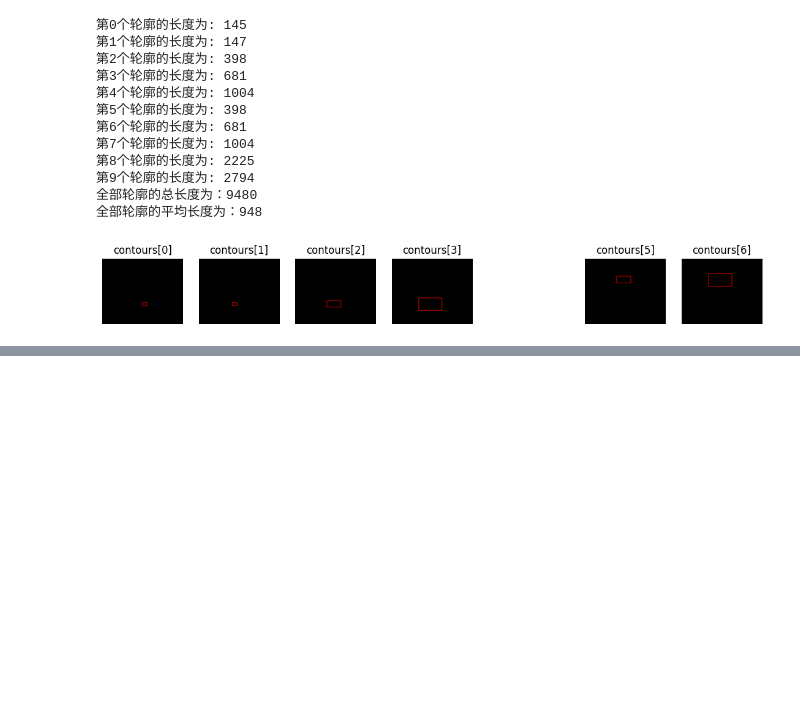
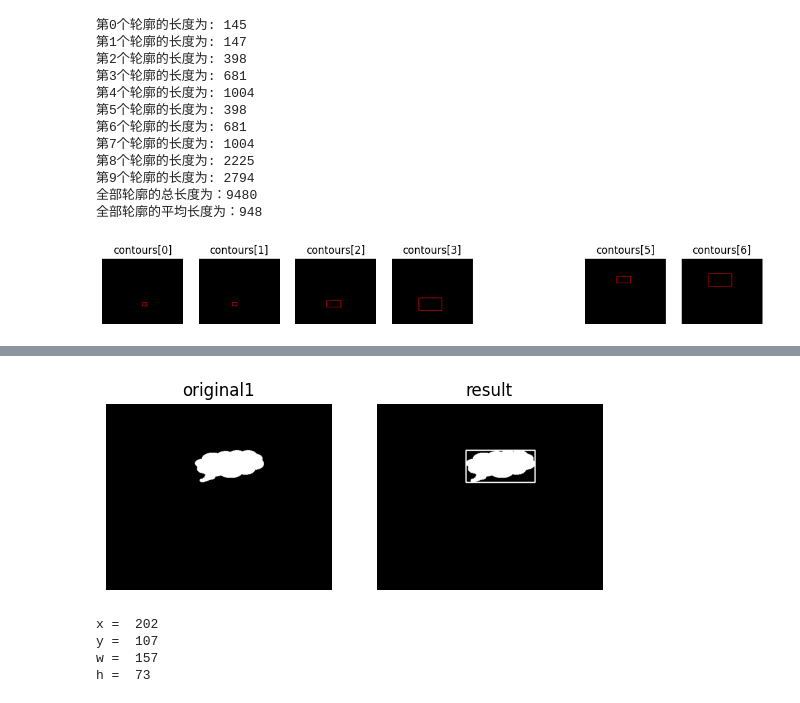
Before and after one commit to MercuryHaipeng/Getting-Started-with-OpenCV-Python-Edition-2nd-Edition-, a Jupyter notebook: Chapter 12/12-1.ipynb, the cells around one changed output, grey strips where cells are left out. Saved outputs shown, nothing was run; the diff lists cells and outputs as text; code cells hidden in the pictures; blank space fills up the shorter version.

```diff
--- a/Chapter 12/12-1.ipynb
+++ b/Chapter 12/12-1.ipynb
@@ -196,0 +282,35 @@ plt.show()
+# %%
+import cv2
+import numpy as np
+o = cv2.imread('cc.bmp')
+plt.subplot(121)
+plt.imshow(o)
+plt.title("original1")
+plt.axis("off")
+
+gray = cv2.cvtColor(o, cv2.COLOR_BGR2GRAY)
+ret, binary = cv2.threshold(gray, 127, 255, cv2.THRESH_BINARY)
+contours, hierarchy = cv2.findContours(binary, cv2.RETR_LIST, cv2.CHAIN_APPROX_SIMPLE)
+# 构造矩形边界
+x, y, w, h = cv2.boundingRect(contours[0])
+brcnt = np.array([[[x, y]], [[x+w, y]], [[x+w, y+h]], [[x, y+h]]])
+
+# cv2.drawContours(o, [brcnt], -1, (255, 255,255), 2)   # 利用cv2.drawContours函数绘制矩形边界
+cv2.rectangle(o, (x, y), (x+w, y+h), (255, 255, 255), 2)    # 利用cv2.rectangle函数绘制矩形边界
+
+plt.subplot(122)
+plt.imshow(o)
+plt.title("result")
+plt.axis("off")
+plt.show()
+
+print("x = ", x)
+print("y = ", y)
+print("w = ", w)
+print("h = ", h)
+# %% [output]
+[figure, added]
+x =  202
+y =  107
+w =  157
+h =  73
```
Also changed, not shown: parts of 6 cells of this notebook, 4 other files.
